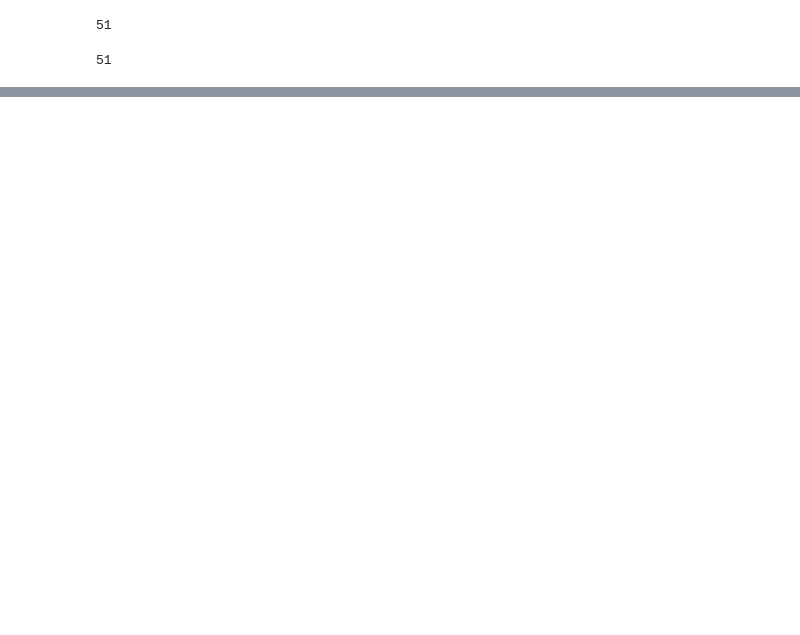
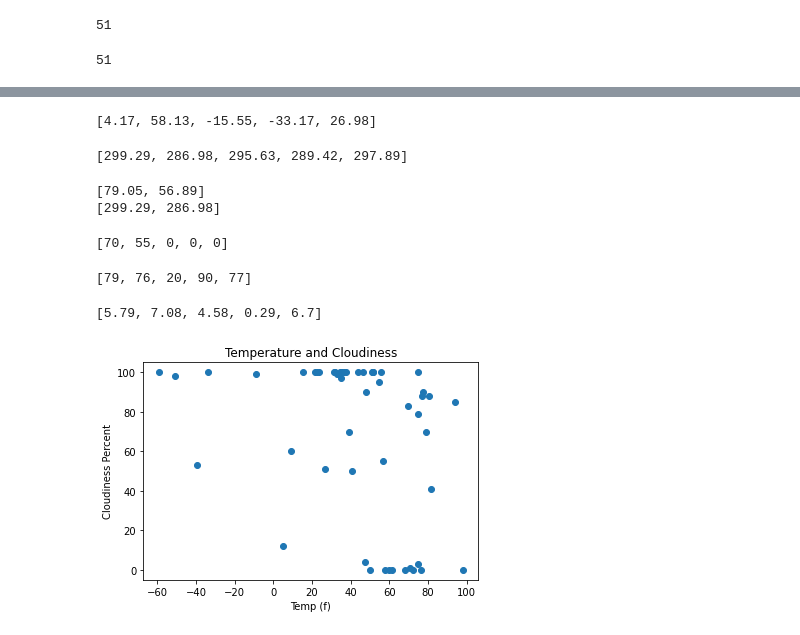
Before and after one commit to BatesJ72/python-api-challenge, a Jupyter notebook: WeatherPy/weatherpy.ipynb, the cells around one changed output, grey strips where cells are left out. Drawn from its saved outputs; the diff is of its cells as text; code cells hidden in the pictures; blank space fills up the shorter version.

Commit message:
Finished scatter plots

```diff
--- a/WeatherPy/weatherpy.ipynb
+++ b/WeatherPy/weatherpy.ipynb
@@ -168,6 +117,83 @@ wind_speed_meters_sec
+# %%
+# lat = data["coord"]["lat"]
+# lat
+
+lat = []
+for i in range(len(cities_results)):
+    lat.append(cities_results[i]["coord"]["lat"])
+
+lat[:5]
+# %% [output]
+[4.17, 58.13, -15.55, -33.17, 26.98]
+# %%
+temp_k = []
+for i in range(len(cities_results)):
+    temp_k.append(cities_results[i]["main"]["temp"])
+
+temp_k[:5]
+# %% [output]
+[299.29, 286.98, 295.63, 289.42, 297.89]
+# %%
+# Convert temp_k to temp_f
+
+# T(K) × 9/5 - 459.67
+
+temp_f = []
+
+for t in range(len(temp_k)):
+    f = round((temp_k[t] * (9 / 5) - 459.67), 2)
+    temp_f.append(f)
+
+# Check results
+print(temp_f[:2])
+print(temp_k[:2])
+# %% [output]
+[79.05, 56.89]
+[299.29, 286.98]
+# %%
+# cloud_percent = data["clouds"]["all"]
+# cloud_percent
+
+cloud_percent = []
+for i in range(len(cities_results)):
+    cloud_percent.append(cities_results[i]["clouds"]["all"])
+
+cloud_percent[:5]
+# %% [output]
+[70, 55, 0, 0, 0]
+# %%
+# humidity_percent = data["main"]["humidity"]
+# humidity_percent
+
+humidity_percent = []
+for i in range(len(cities_results)):
+    humidity_percent.append(cities_results[i]["main"]["humidity"])
+
+humidity_percent[:5]
+# %% [output]
+[79, 76, 20, 90, 77]
+# %%
+# wind_speed_meters_sec = data["wind"]["speed"]
+# wind_speed_meters_sec
+
+wind_speed_meters_sec = []
+for i in range(len(cities_results)):
+    wind_speed_meters_sec.append(cities_results[i]["wind"]["speed"])
+
+wind_speed_meters_sec[:5]
+# %% [output]
+[5.79, 7.08, 4.58, 0.29, 6.7]
 # %%
 # Scatter plot for temp and cloudiness
-plt.scatter(temp_k, cloud_percent)
+fig, ax1 = plt.subplots()
+ax1.set_title("Temperature and Cloudiness")
+plt.xlabel("Temp (f)")
+plt.ylabel("Cloudiness Percent")
+
+plt.scatter(temp_f, cloud_percent)
+
 plt.show()
+# %% [output]
+[figure, added]
 # %%
 # Scatter plot for humidity and latitude
```
Also changed, not shown: parts of 14 cells of this notebook.
